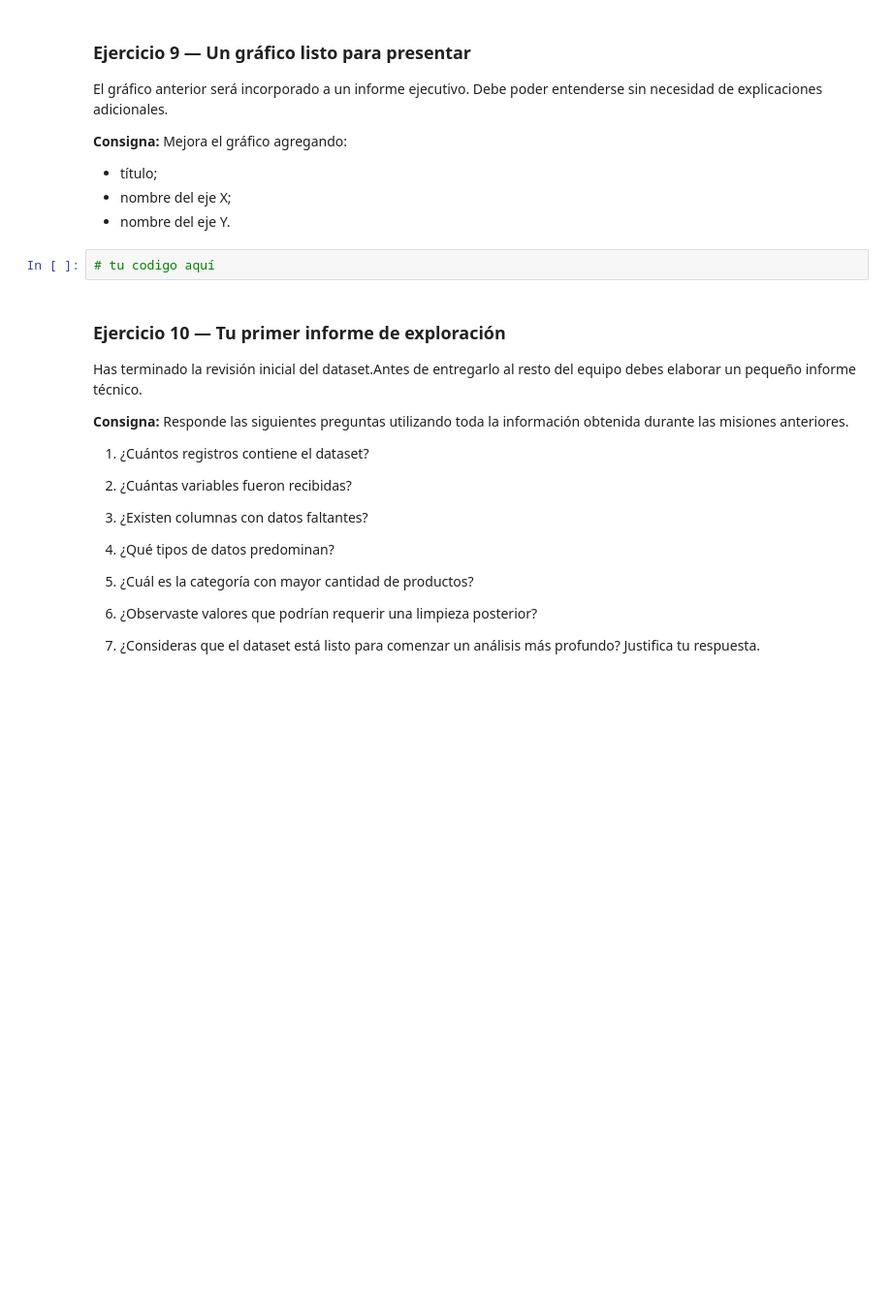
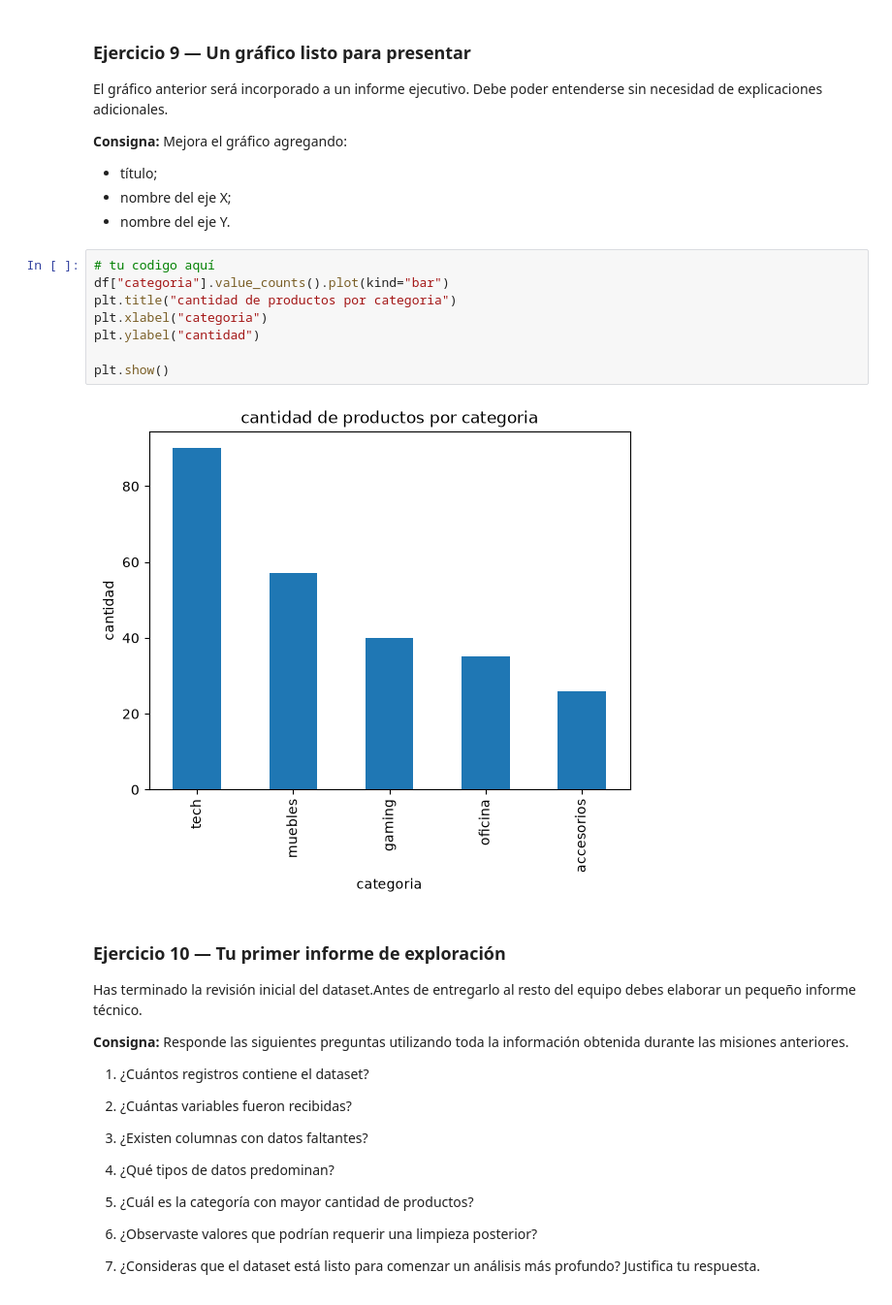
Before and after one commit to ezedugo/data-analysis-course, a Jupyter notebook: modulo-2-extraccion/clase-08/practica/notebook.ipynb, the cells around one changed output. Shown at 97% size. Drawn from its saved outputs; the diff is of its cells as text; blank space fills up the shorter version.

```diff
--- a/modulo-2-extraccion/clase-08/practica/notebook.ipynb
+++ b/modulo-2-extraccion/clase-08/practica/notebook.ipynb
@@ -215,8 +215,16 @@ El gráfico anterior será incorporado a un informe ejecutivo. Debe poder entend
 - título;
 - nombre del eje X;
 - nombre del eje Y.
-# %%
-# tu codigo aquí
+# %%
+# tu codigo aquí
+df["categoria"].value_counts().plot(kind="bar")
+plt.title("cantidad de productos por categoria")
+plt.xlabel("categoria")
+plt.ylabel("cantidad")
+
+plt.show()
+# %% [output]
+[figure, added]
 # %% [markdown]
 ### Ejercicio 10 — Tu primer informe de exploración
 
```
Also changed, not shown: parts of 4 cells of this notebook, 1 other file.
